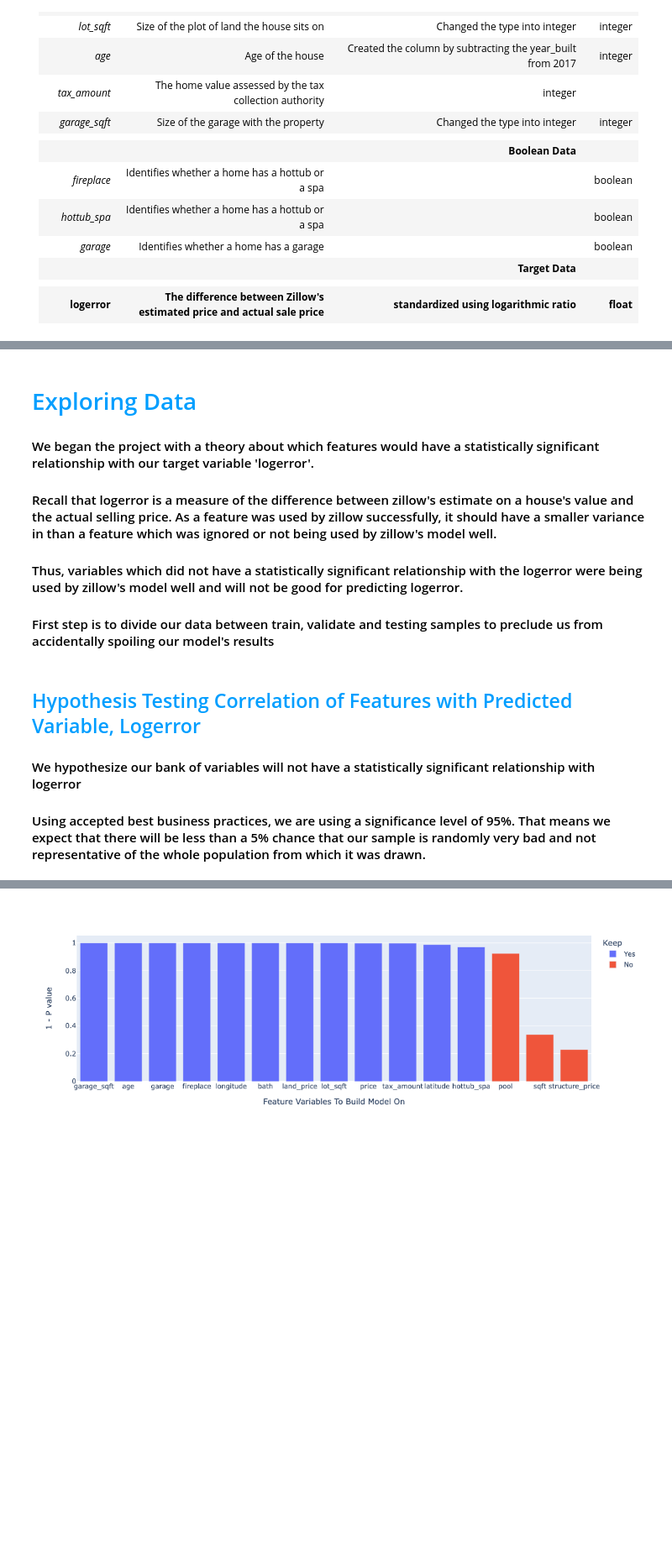
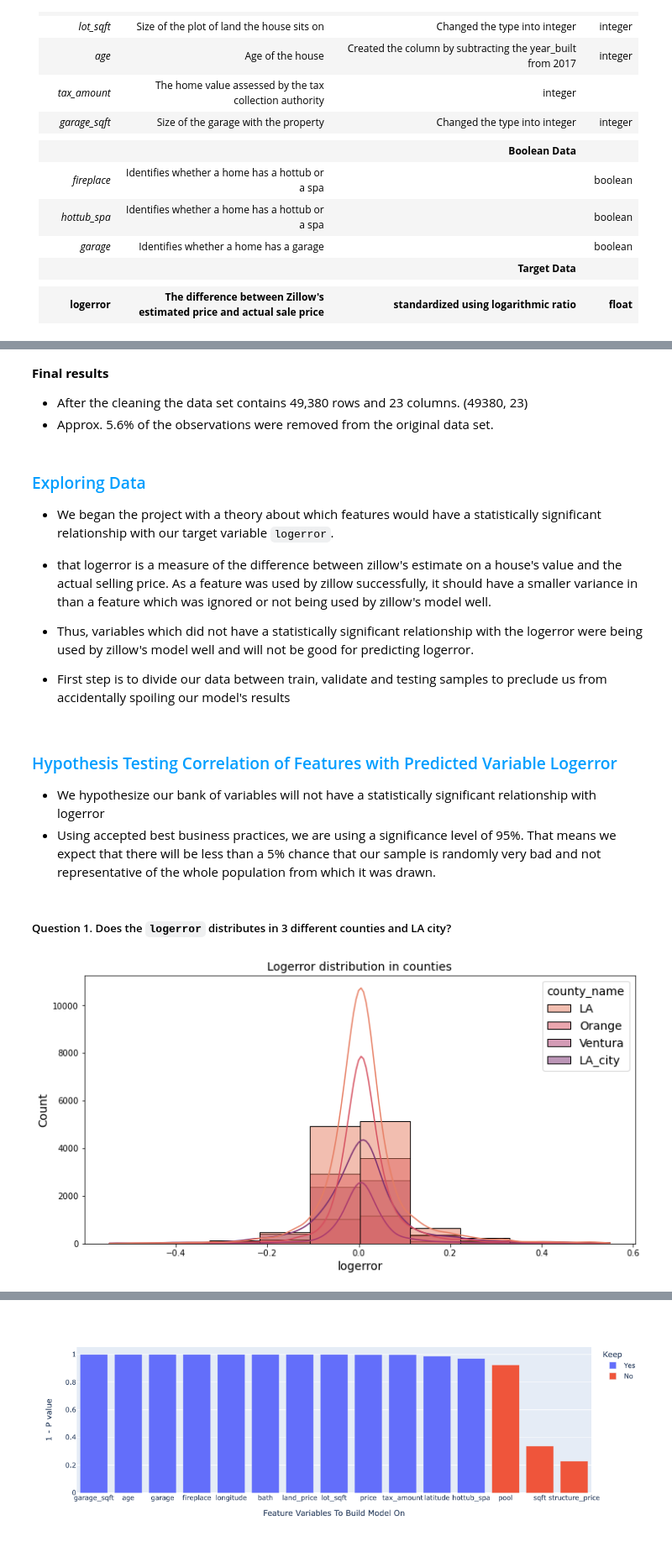
Before and after one commit to codeup-nadia-chris/clustering-project, a Jupyter notebook: presentation_notebook.ipynb, the cells around one changed output, grey strips where cells are left out. Shown at 84% size. Cells and saved outputs as stored; diff of their text form; code cells hidden in the pictures; blank space fills up the shorter version.

````diff
--- a/presentation_notebook.ipynb
+++ b/presentation_notebook.ipynb
@@ -107,15 +147,27 @@ pd.options.display.float_format = '{:,.3f}'.format
+# %% [markdown]
+**Final results**
+- After the cleaning the data set contains 49,380 rows and 23 columns.
+(49380, 23)
+- Approx. 5.6% of the observations were removed from the original data set.
 # %% [markdown]
-<h1 style="color:#009eff;">Exploring Data</h1>
+<h3 style="color:#009eff;">Exploring Data</h3>
 
-#### We began the project with a theory about which features would have a statistically significant relationship with our target variable 'logerror'.
-#### Recall that logerror is a measure of the difference between zillow's estimate on a house's value and the actual selling price. As a feature was used by zillow successfully, it should have a smaller variance in than a feature which was ignored or not being used by zillow's model well.
-#### Thus, variables which did not have a statistically significant relationship with the logerror were being used by zillow's model well and will not be good for predicting logerror.
-#### First step is to divide our data between train, validate and testing samples to preclude us from accidentally spoiling our model's results
+- We began the project with a theory about which features would have a statistically significant relationship with our target variable ```logerror```.
+
+-  that logerror is a measure of the difference between zillow's estimate on a house's value and the actual selling price. As a feature was used by zillow successfully, it should have a smaller variance in than a feature which was ignored or not being used by zillow's model well.
+- Thus, variables which did not have a statistically significant relationship with the logerror were being used by zillow's model well and will not be good for predicting logerror.
+- First step is to divide our data between train, validate and testing samples to preclude us from accidentally spoiling our model's results
 # %%
 df, _, __ = wr.split_zillow(wr.get_zillow())
 df['absolute_logerror'] = df['logerror'].abs()
 # %% [markdown]
-<h2 style="color:#009eff;">Hypothesis Testing Correlation of Features with Predicted Variable, Logerror</h1>
+<h3 style="color:#009eff;">Hypothesis Testing Correlation of Features with Predicted Variable Logerror</h3>
 
-#### We hypothesize our bank of variables will not have a statistically significant relationship with logerror
-#### Using accepted best business practices, we are using a significance level of 95%. That means we expect that there will be less than a 5% chance that our sample is randomly very bad and not representative of the whole population from which it was drawn.
+- We hypothesize our bank of variables will not have a statistically significant relationship with logerror
+- Using accepted best business practices, we are using a significance level of 95%. That means we expect that there will be less than a 5% chance that our sample is randomly very bad and not representative of the whole population from which it was drawn.
+# %% [markdown]
+##### Question 1. Does the ```logerror``` distributes in 3 different counties and LA city?
+# %%
+ev.viz_log_distribution(df)
+# %% [output]
+[figure, added]
````
Also changed, not shown: parts of 43 cells of this notebook, 1 other file.
